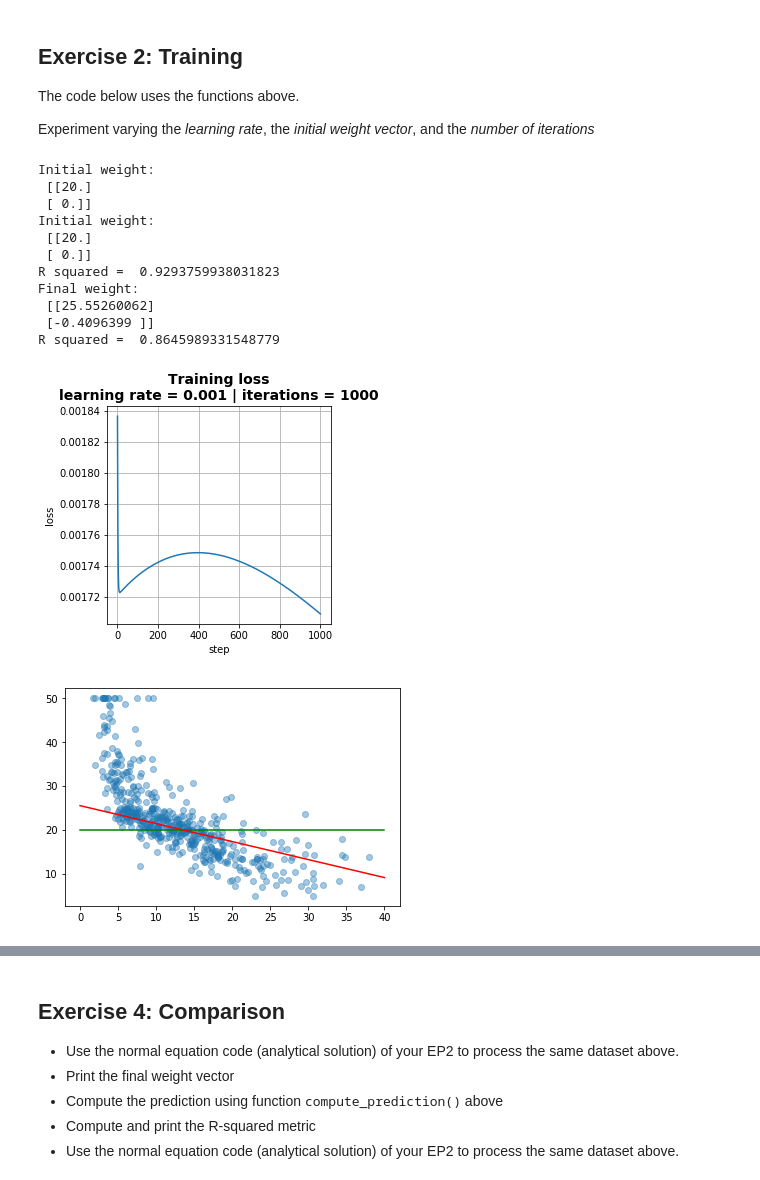
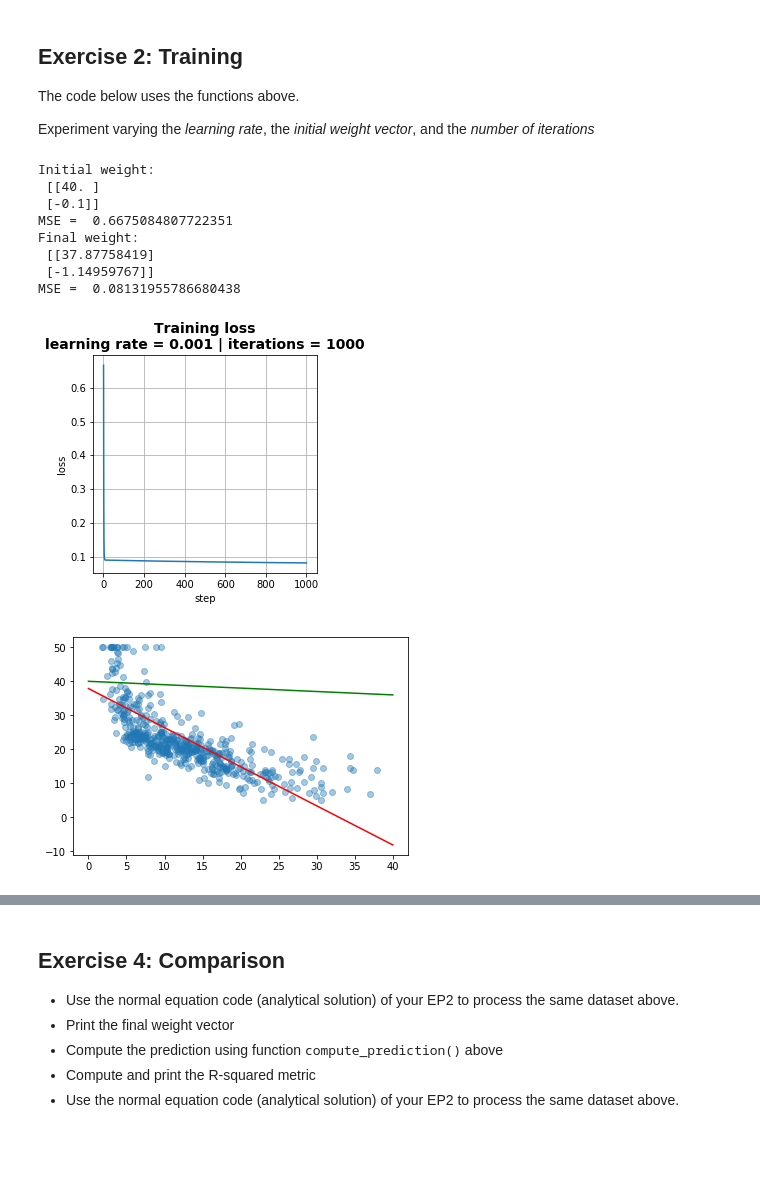
Before and after one commit to MLaurentys/NinthSemester, a Jupyter notebook: MAC0460/pe03/ep03_linreg_GD.ipynb, the cells around one changed output, grey strips where cells are left out. Drawn from its saved outputs; the diff is of its cells as text; code cells hidden in the pictures; blank space fills up the shorter version.

```diff
--- a/MAC0460/pe03/ep03_linreg_GD.ipynb
+++ b/MAC0460/pe03/ep03_linreg_GD.ipynb
@@ -153,10 +136,11 @@ def compute_cost(Xe, y, w):
 
     # START OF YOUR CODE:
     predictions = Xe @ w
-    J = r_squared(y, predictions)
+    mse = mean_squared_error(y, predictions)
+    J = 1/len(Xe) * mse
     # END YOUR CODE
 
-    return 1/len(Xe) * J
+    return J
 # %%
 # computation of the gradient
 def compute_wgrad(Xe, y, w):
@@ -233,7 +217,7 @@ def batch_gradient_descent(X, y, w, learning_rate=0.001, num_epochs=100):
         cost_history[i] = compute_cost(Xe, y, w_current)
         grad = compute_wgrad(Xe, y, w_current)
         aux = -1 * grad * learning_rate
-        np.add(w_current, aux, out=w_current)
+        w_current = w_current + aux
     # END YOUR CODE
 
     return w_current, cost_history
@@ -265,45 +249,39 @@ The code below uses the functions above.
 Experiment varying the *learning rate*, the *initial weight vector*, and the *number of iterations*
 # %%
 learning_rate = 0.001
-initial_w = np.array([[20.0], [0.0]])
+initial_w = np.array([[40.0], [-0.1]])
 print("Initial weight:\n", initial_w)
 iterations = 1000
 
-prediction = compute_prediction(X,initial_w)
-print("Initial weight:\n", initial_w)
-r_2 = r_squared(y, prediction)
-print("R squared = ", r_2)
+r_2 = compute_cost(Xe, y, initial_w)
+print("MSE = ", r_2)
 
 w, cost_history = batch_gradient_descent(X, y, initial_w, \
                                          learning_rate, iterations)
 
-prediction = compute_prediction(X,w)
 print("Final weight:\n", w)
-r_2 = r_squared(y, prediction)
-print("R squared = ", r_2)
+r_2 = compute_cost(Xe, y, w)
+print("MSE = ", r_2)
 
 simple_step_plot(
     [cost_history], 'loss',
     'Training loss\nlearning rate = {} | iterations = {}'.format(learning_rate, iterations))
 
 plt.scatter(X[:,0], y, alpha=0.4)
 x_reg = np.linspace(0, 40, 100)
 y_reg = initial_w[1]*x_reg + initial_w[0]
 plt.plot(x_reg, y_reg, c='g')
 y_reg = w[1]*x_reg + w[0]
 plt.plot(x_reg, y_reg, c='r')
 plt.show()
 # %% [output]
 Initial weight:
- [[20.]
- [ 0.]]
-Initial weight:
- [[20.]
- [ 0.]]
-R squared =  0.9293759938031823
+ [[40. ]
+ [-0.1]]
+MSE =  0.6675084807722351
 Final weight:
- [[25.55260062]
- [-0.4096399 ]]
-R squared =  0.8645989331548779
+ [[37.87758419]
+ [-1.14959767]]
+MSE =  0.08131955786680438
-[figure, old version]
+[figure, new version]
-[figure, old version]
+[figure, new version]
```
Also changed, not shown: parts of 10 cells of this notebook, 9 other files.
